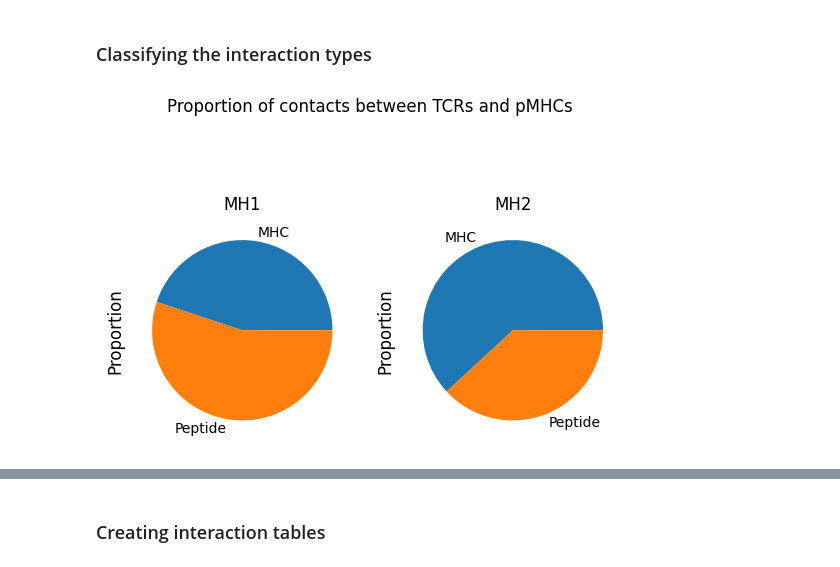
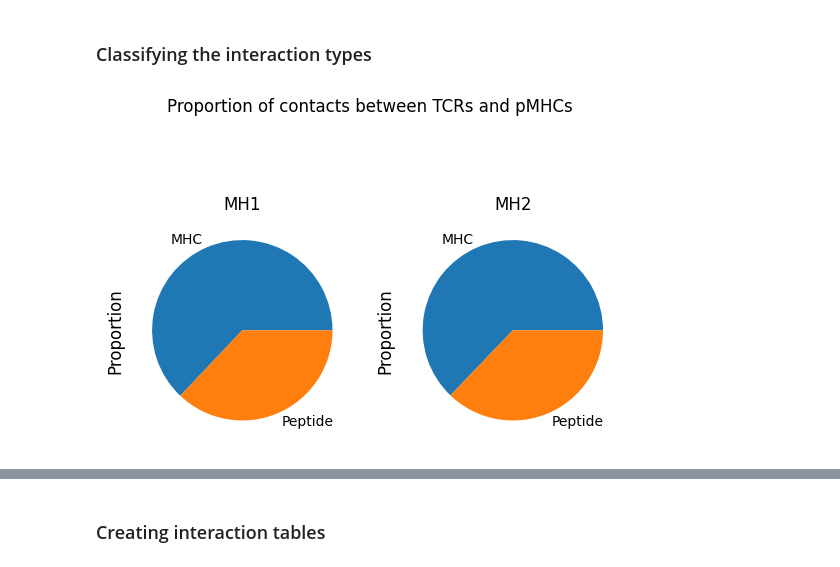
Before and after one commit to benjiemc/tcr-antigen-prediction, a Jupyter notebook: notebooks/compare_contacting_residue_identities.ipynb, the cells around one changed output, grey strips where cells are left out. Saved outputs shown, nothing was run; the diff lists cells and outputs as text; code cells hidden in the pictures.

```diff
--- a/notebooks/compare_contacting_residue_identities.ipynb
+++ b/notebooks/compare_contacting_residue_identities.ipynb
@@ -53,23 +51,35 @@ tcr_pmhc_contacting_residues['interaction_classification'] = (
 tcr_pmhc_contacting_residues['mhc_component'] = tcr_pmhc_contacting_residues['chain_type_pmhc'].map(
     lambda chain_type: 'peptide' if chain_type == 'antigen_chain' else 'mhc',
 )
+# %%
+tcr_pmhc_contacting_residues['proportion_mhc_type_norm'] = tcr_pmhc_contacting_residues.groupby('mhc_type')[
+    'proportion'
+].transform(lambda proportions: proportions / proportions.sum())
+# %%
+tcr_pmhc_contacting_residues['proportion_mhc_type_mhc_component_norm'] = tcr_pmhc_contacting_residues.groupby(
+    ['mhc_type', 'mhc_component']
+)['proportion'].transform(lambda proportions: proportions / proportions.sum())
+# %%
+tcr_pmhc_contacting_residues['proportion_mhc_type_mhc_component_cdr_type_norm'] = tcr_pmhc_contacting_residues.groupby(
+    ['mhc_type', 'mhc_component', 'cdr_type']
+)['proportion'].transform(lambda group: group / group.sum())
 # %%
-grouped = tcr_pmhc_contacting_residues.groupby('mhc_type')['mhc_component'].value_counts(normalize=True)
+grouped = tcr_pmhc_contacting_residues.groupby(['mhc_type', 'mhc_component'])['proportion_mhc_type_norm'].sum()
 
 grouped.index = pd.MultiIndex.from_arrays(
     [grouped.index.get_level_values(0), grouped.index.get_level_values(1).map({'peptide': 'Peptide', 'mhc': 'MHC'})]
 )
 
 fig, axes = plt.subplots(1, 2)
 
 grouped['MH1'].sort_index().plot.pie(title='MH1', ax=axes[0])
 grouped['MH2'].sort_index().plot.pie(title='MH2', ax=axes[1])
 
 plt.suptitle('Proportion of contacts between TCRs and pMHCs')
 
 axes[0].set_ylabel('Proportion', fontsize=12)
 axes[1].set_ylabel('Proportion', fontsize=12)
 
 plt.show()
 # %% [output]
-[figure, old version]
+[figure, new version]
```
Also changed, not shown: parts of 13 cells of this notebook, 1 other file.
